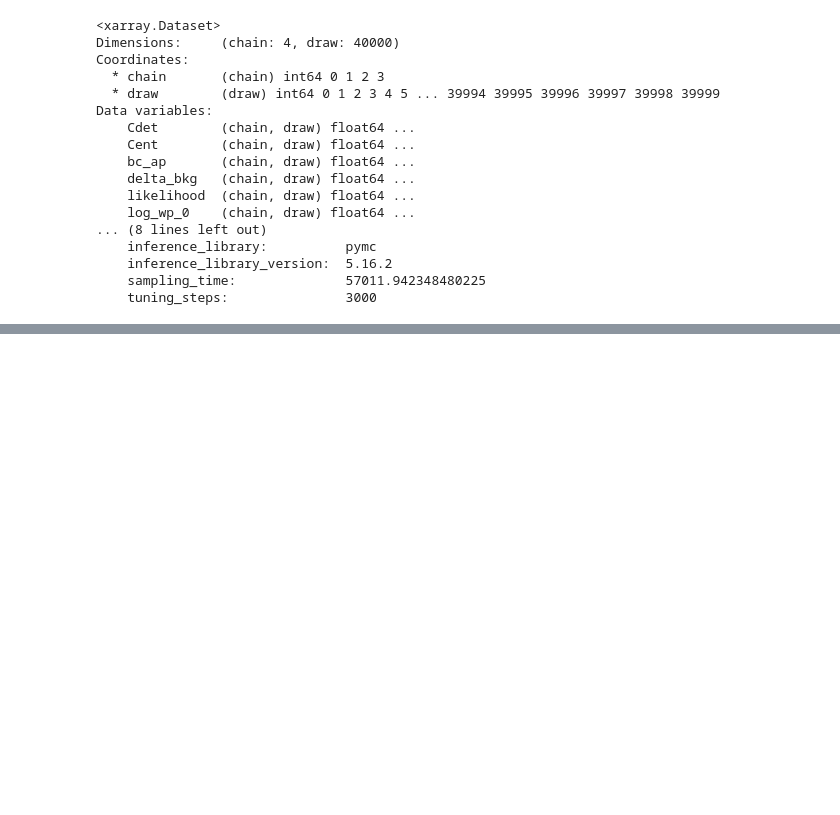
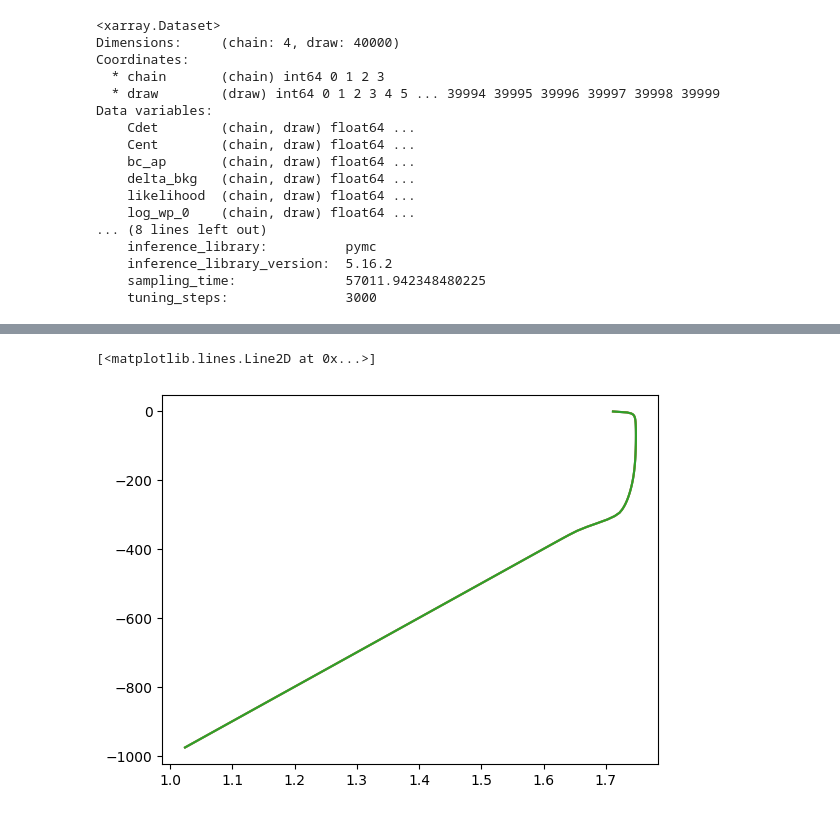
Before and after one commit to ManolisPerrot/edmf_estimation, a Jupyter notebook: temp.ipynb, the cells around one changed output, grey strips where cells are left out. Drawn from its saved outputs; the diff is of its cells as text; code cells hidden in the pictures; blank space fills up the shorter version.

```diff
--- a/temp.ipynb
+++ b/temp.ipynb
@@ -120,0 +148,8 @@ dict_keys(['Cdet', 'Cent', 'bc_ap', 'delta_bkg', 'likelihood', 'log_wp_0', 'up_c
+# %%
+
+plt.plot(mean_temp[-1], profiles['FC500'][0]['z_r'], label='mean')
+plt.plot(mean_temp[-1] + 1/np.sqrt(number_of_draws)*var_temp [-1], profiles['FC500'][0]['z_r'], label='mean')
+plt.plot(mean_temp[-1] - 1/np.sqrt(number_of_draws)*var_temp [-1], profiles['FC500'][0]['z_r'], label='mean')
+# %% [output]
+[<matplotlib.lines.Line2D at 0x...>]
+[figure, added]
```
Also changed, not shown: parts of 8 cells of this notebook, 29 other files.
